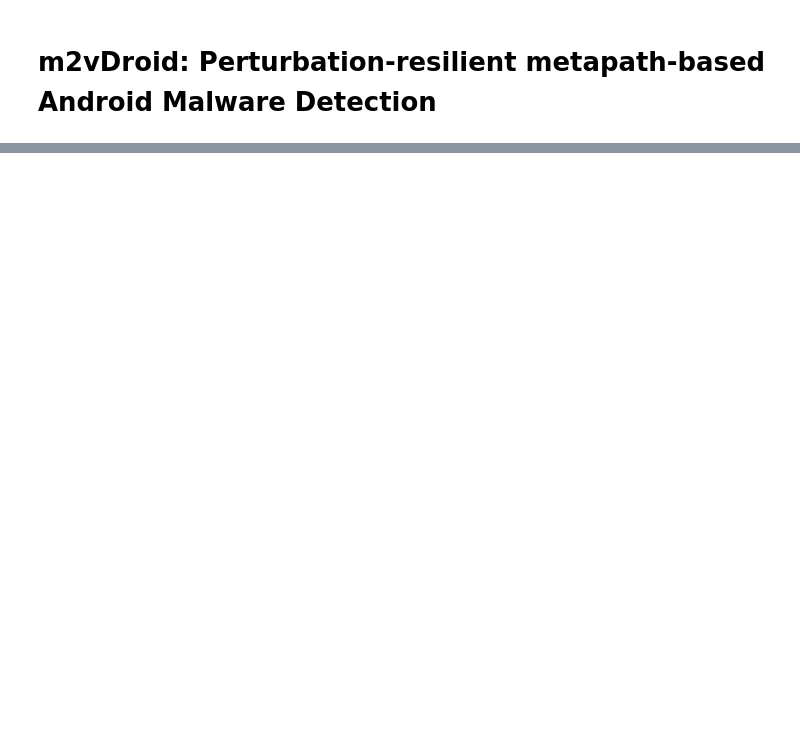
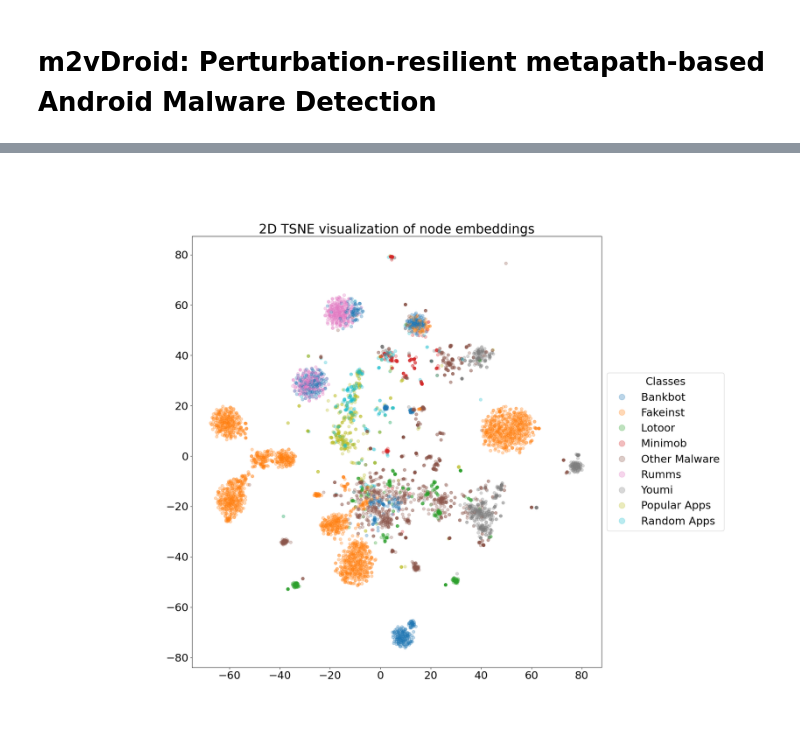
Before and after one commit to rcgonzalez9061/m2v-adversarial-hindroid, a Jupyter notebook: reports/Report.ipynb, the cells around one changed output, grey strips where cells are left out. Drawn from its saved outputs; the diff is of its cells as text; code cells hidden in the pictures; blank space fills up the shorter version.

```diff
--- a/reports/Report.ipynb
+++ b/reports/Report.ipynb
@@ -50,0 +48,5 @@ We...
+# %%
+from IPython.display import Image
+Image(filename="../data/out/all-apps/2D-plot.png")
+# %% [output]
+[figure, added]
```
Also changed, not shown: parts of 13 cells of this notebook, 18 other files.
